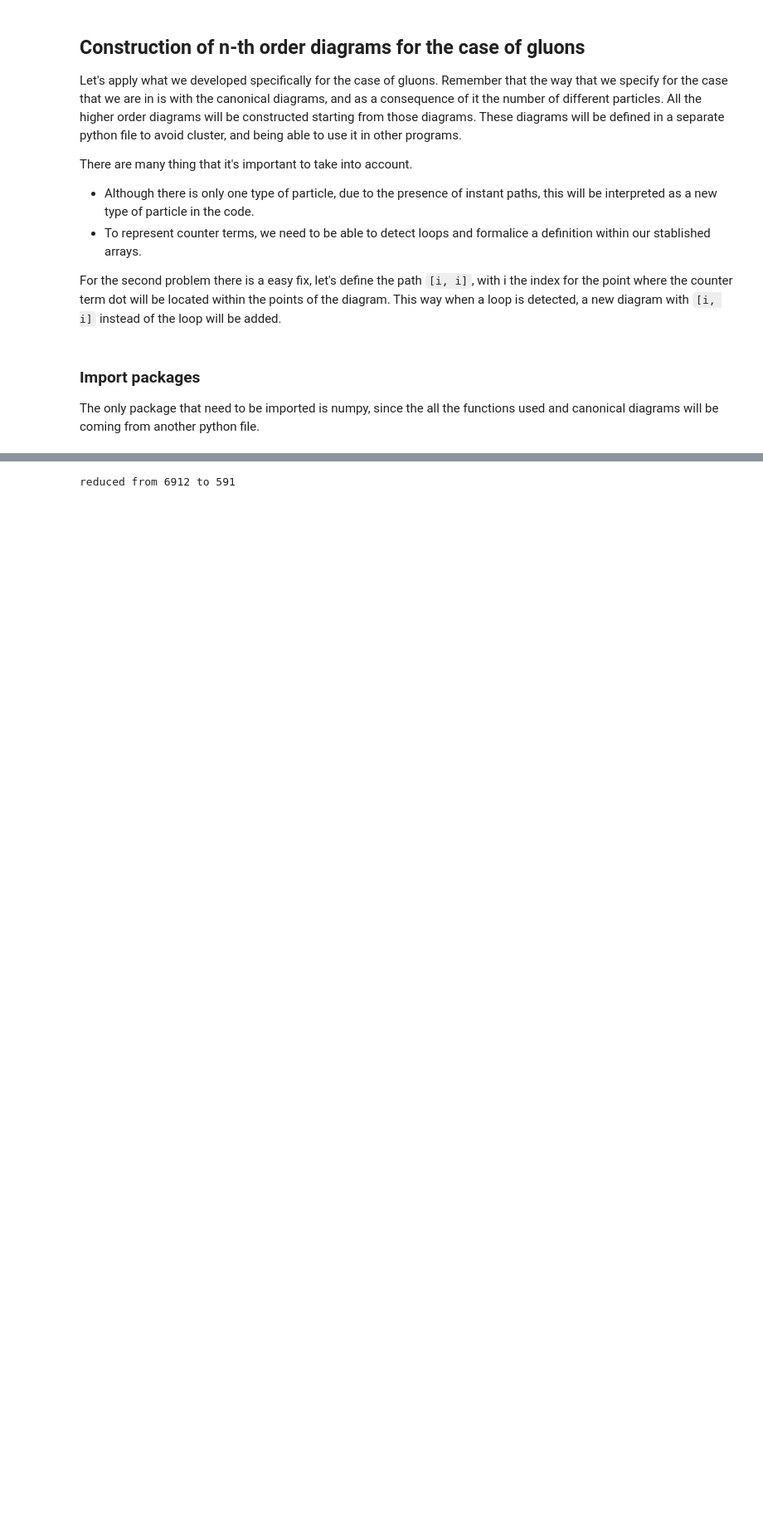
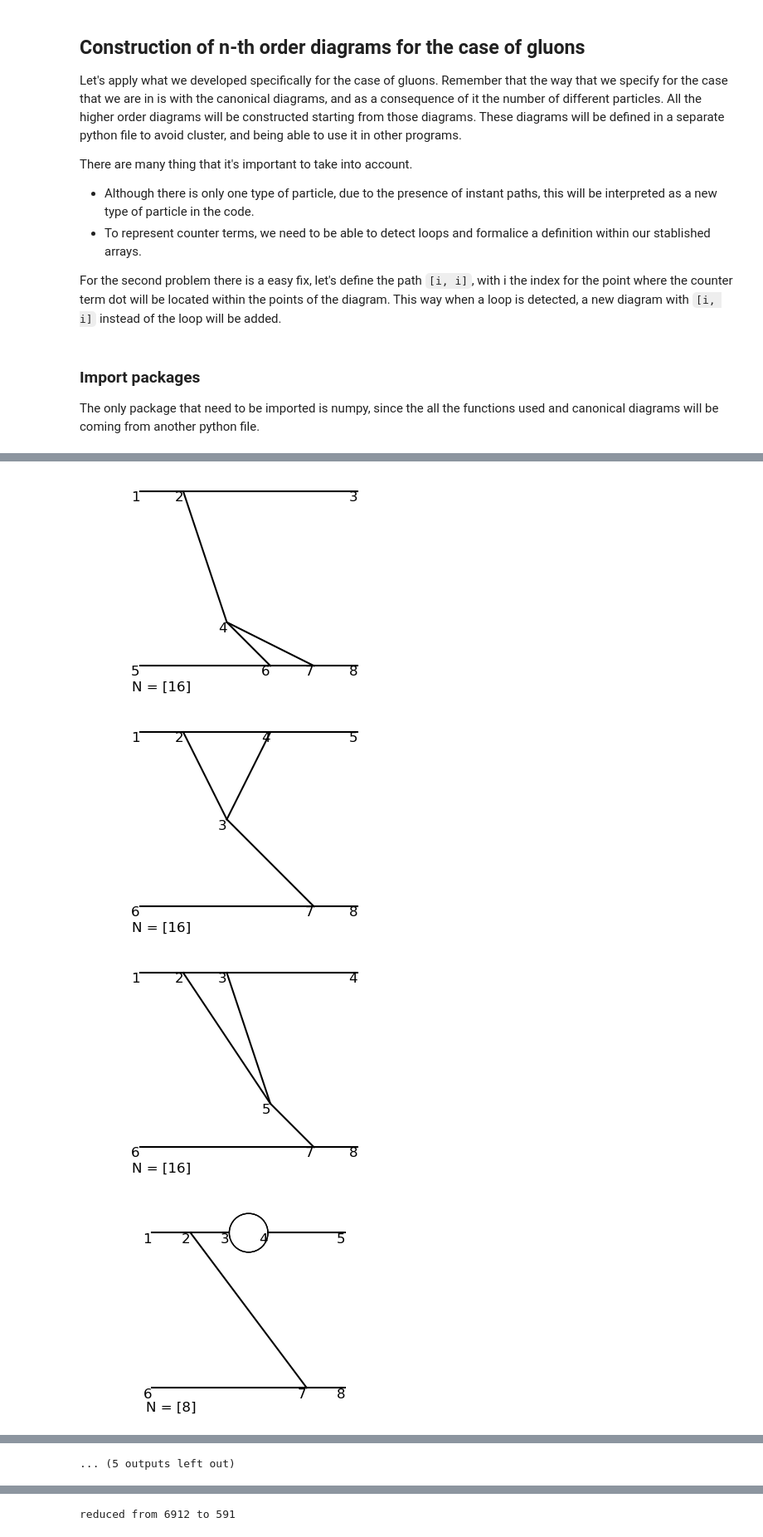
Before and after one commit to liuzhuozhuo/edp-renormalization, a Jupyter notebook: python/gluons.ipynb, the cells around one changed output, grey strips where cells are left out. Shown at 83% size. Cells and saved outputs as stored; diff of their text form; code cells hidden in the pictures; blank space fills up the shorter version.

```diff
--- a/python/gluons.ipynb
+++ b/python/gluons.ipynb
@@ -68,3 +30,12 @@ for i in range(len(paths3)):
 # %%
 points_4th, paths_4th, count_4th = combine_diagrams_order([can_points_1st, points2, points3], [can_paths_1st, paths2, paths3], [can_number_1st, count2, count3],type_proc, till_order, offset=0)
 points4, paths4, count4 = group_diagrams(points_4th, paths_4th, count_4th)
+# %%
+counter_points4, counter_paths4, counter_count4 = add_counterterm(points4, paths4, count4)
+# %%
+represent_order(counter_points4, counter_paths4, counter_count4, type_proc)
+# %% [output]
+[figure, added]
+[figure, added]
+[figure, added]
+[figure, added]
@@ -70,0 +50 @@ points4, paths4, count4 = group_diagrams(points_4th, paths_4th, count_4th)
+... (5 outputs left out)
```
Also changed, not shown: parts of 6 cells of this notebook, 1 other file.
